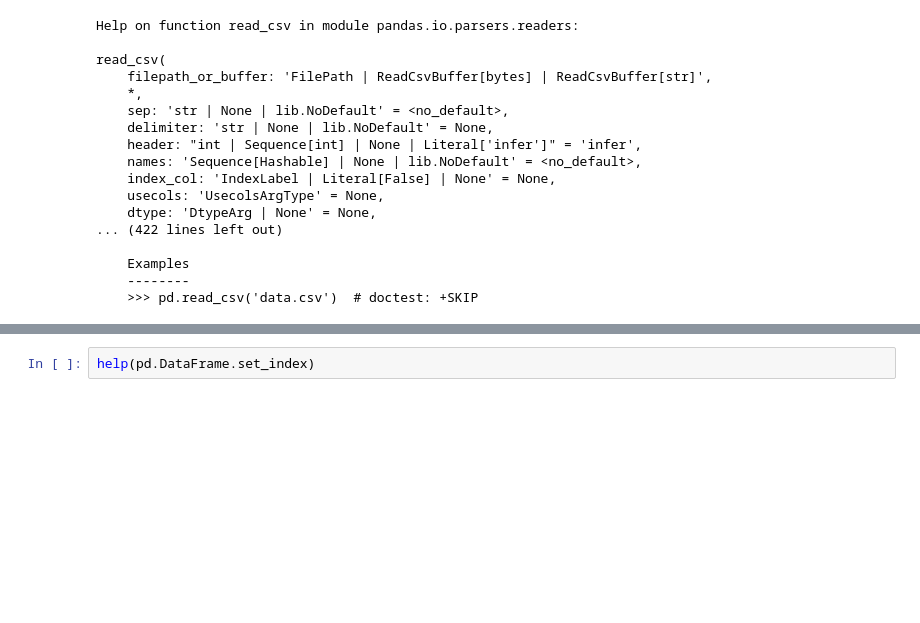
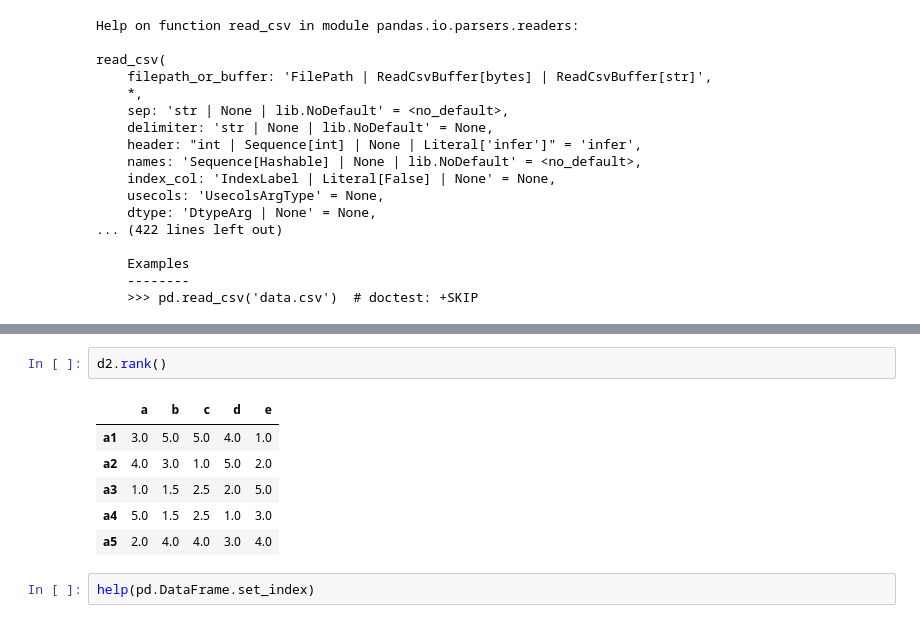
Before and after one commit to fernandosbrj/cheat-sheets-tests, a Jupyter notebook: pandas_cheatsheet.ipynb, the cells around one changed output, grey strips where cells are left out. Drawn from its saved outputs; the diff is of its cells as text; blank space fills up the shorter version.

```diff
--- a/pandas_cheatsheet.ipynb
+++ b/pandas_cheatsheet.ipynb
@@ -166,3 +166,12 @@ d2
+# %%
+d2.rank()
+# %% [output]
+|  | a | b | c | d | e |
+| a1 | 3.0 | 5.0 | 5.0 | 4.0 | 1.0 |
+| a2 | 4.0 | 3.0 | 1.0 | 5.0 | 2.0 |
+| a3 | 1.0 | 1.5 | 2.5 | 2.0 | 5.0 |
+| a4 | 5.0 | 1.5 | 2.5 | 1.0 | 3.0 |
+| a5 | 2.0 | 4.0 | 4.0 | 3.0 | 4.0 |
 # %%
 help(pd.DataFrame.set_index)
 # %% [output]
```
Also changed, not shown: parts of 2 cells of this notebook, 1 other file.
